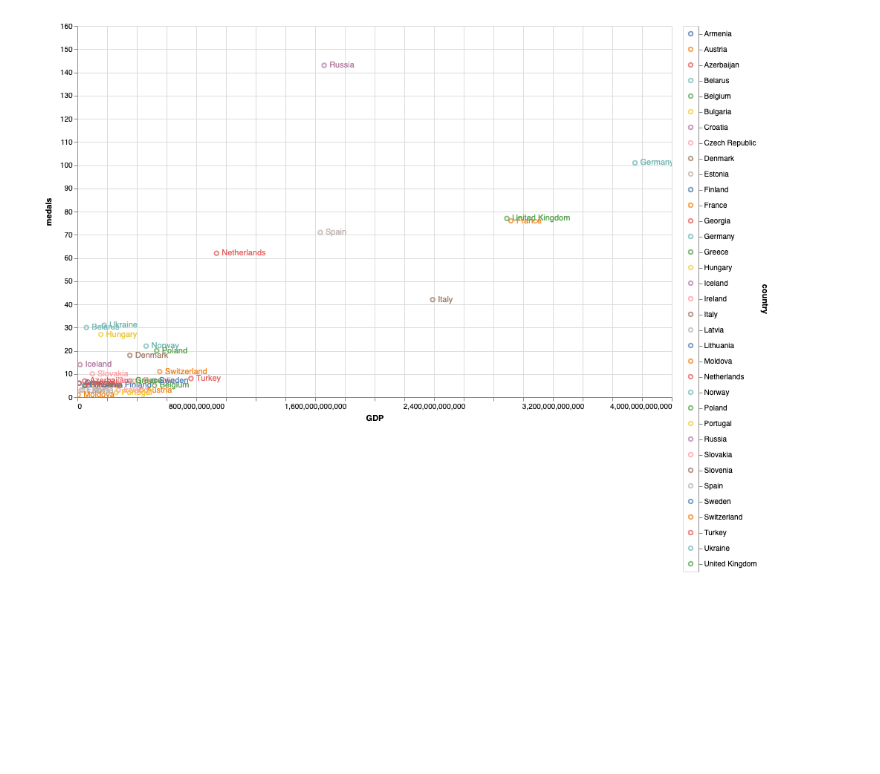
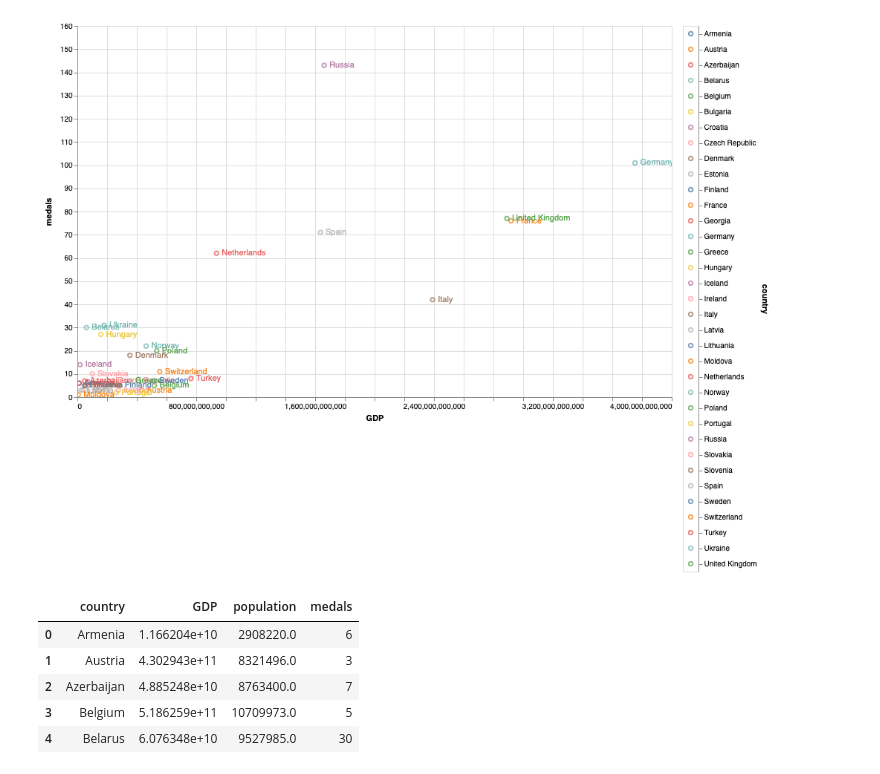
Before and after one commit to stufi04/storytelling, a Jupyter notebook: FINAL graphs.ipynb, the cells around one changed output. Cells and saved outputs as stored; diff of their text form; code cells hidden in the pictures; blank space fills up the shorter version.

```diff
--- a/FINAL graphs.ipynb
+++ b/FINAL graphs.ipynb
@@ -254,3 +254,14 @@ chart
 [figure]
 # %%
 chart.save("charts/gdp.html")
+# %%
+medalsPopulationGDP = pd.merge(medalsGDP2008Europe, popMeds2008, on='country')[['country','GDP','population','medals_x']]
+medalsPopulationGDP.columns = ['country','GDP','population','medals']
+# medalsPopulationGDP.head()
+# %% [output]
+|  | country | GDP | population | medals |
+| 0 | Armenia | 1.166204e+10 | 2908220.0 | 6 |
+| 1 | Austria | 4.302943e+11 | 8321496.0 | 3 |
+| 2 | Azerbaijan | 4.885248e+10 | 8763400.0 | 7 |
+| 3 | Belgium | 5.186259e+11 | 10709973.0 | 5 |
+| 4 | Belarus | 6.076348e+10 | 9527985.0 | 30 |
```
Also changed, not shown: parts of 2 cells of this notebook, 6 other files.
